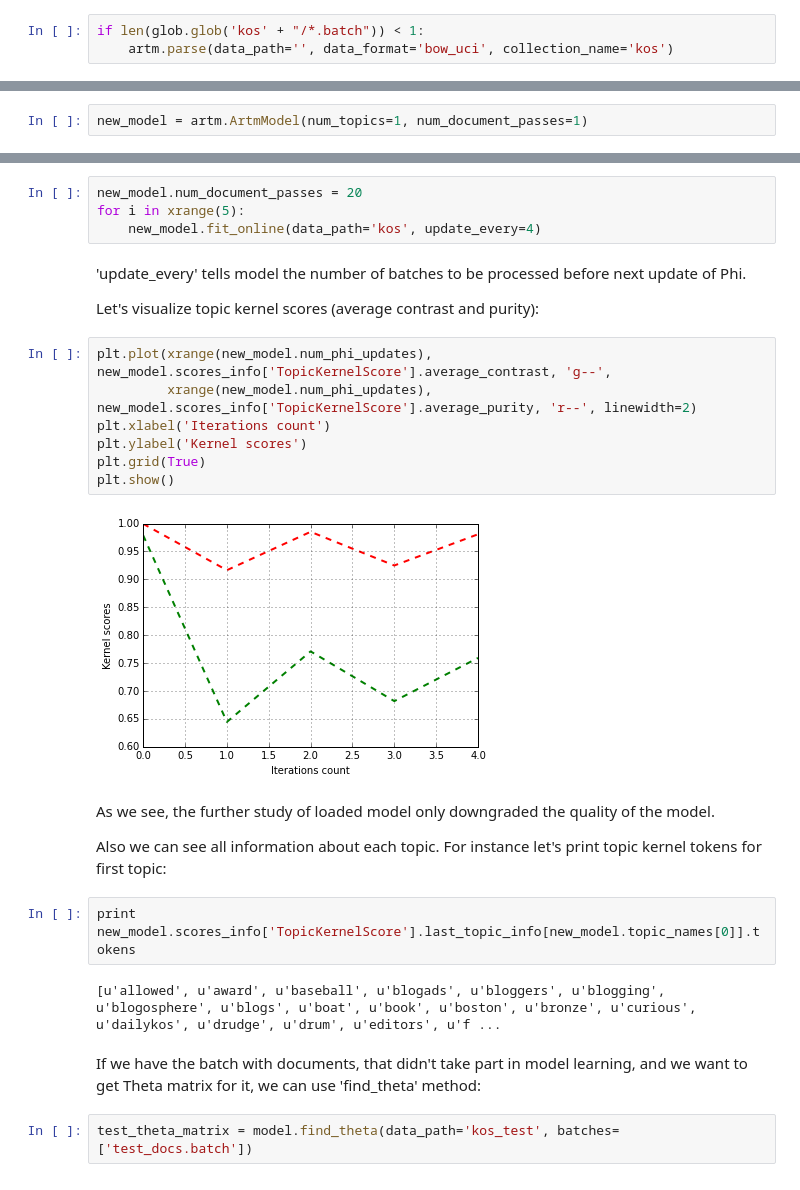
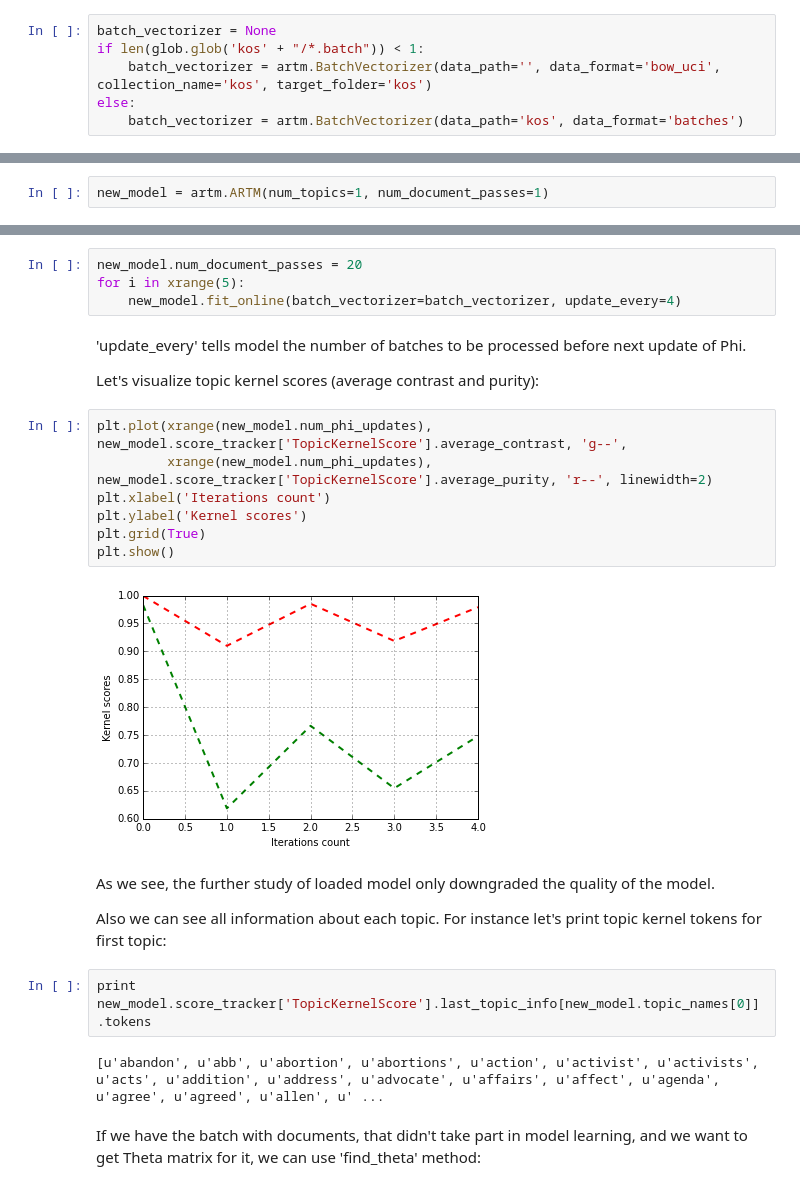
Before and after one commit to bigartm/bigartm-book, a Jupyter notebook: BigARTM_example_EN.ipynb, the cells around one changed output, grey strips where cells are left out. Saved outputs shown, nothing was run; the diff lists cells and outputs as text.

Commit message:
ARTM EN example notebook

```diff
--- a/BigARTM_example_EN.ipynb
+++ b/BigARTM_example_EN.ipynb
@@ -20,6 +25,9 @@ ArtmModel is an object, that contains all information about current state of the
 # %%
+batch_vectorizer = None
 if len(glob.glob('kos' + "/*.batch")) < 1:
-    artm.parse(data_path='', data_format='bow_uci', collection_name='kos')
+    batch_vectorizer = artm.BatchVectorizer(data_path='', data_format='bow_uci', collection_name='kos', target_folder='kos')
+else:
+    batch_vectorizer = artm.BatchVectorizer(data_path='kos', data_format='batches')
 # %% [markdown]
 Next step is to initilize model with collection dictionary. It means, that
 - Phi matrix 'pwt' will be created in appliance with number of tokens in dictionary and topics count in model
@@ -188,7 +186,7 @@ This is a second part of paper about basic usage of new Python API of BigARTM li
 
 The first step is to create a new topic model:
 # %%
-new_model = artm.ArtmModel(num_topics=1, num_document_passes=1)
+new_model = artm.ARTM(num_topics=1, num_document_passes=1)
 # %% [markdown]
 Second step is to add regularizers and scores. We'll restrict ourselves to one new score and two regularizers:
 # %%
@@ -211,29 +209,27 @@ Now let's continue model learning, but in online mode. It means that
 # %%
 new_model.num_document_passes = 20
 for i in xrange(5):
-    new_model.fit_online(data_path='kos', update_every=4)
+    new_model.fit_online(batch_vectorizer=batch_vectorizer, update_every=4)
 # %% [markdown]
 'update_every' tells model the number of batches to be processed before next update of Phi.
 
 Let's visualize topic kernel scores (average contrast and purity):
 # %%
-plt.plot(xrange(new_model.num_phi_updates), new_model.scores_info['TopicKernelScore'].average_contrast, 'g--',
-         xrange(new_model.num_phi_updates), new_model.scores_info['TopicKernelScore'].average_purity, 'r--', linewidth=2)
+plt.plot(xrange(new_model.num_phi_updates), new_model.score_tracker['TopicKernelScore'].average_contrast, 'g--',
+         xrange(new_model.num_phi_updates), new_model.score_tracker['TopicKernelScore'].average_purity, 'r--', linewidth=2)
 plt.xlabel('Iterations count')
 plt.ylabel('Kernel scores')
 plt.grid(True)
 plt.show()
 # %% [output]
-[figure, old version]
+[figure, new version]
 # %% [markdown]
 As we see, the further study of loaded model only downgraded the quality of the model.
 
 Also we can see all information about each topic. For instance let's print topic kernel tokens for first topic:
 # %%
-print new_model.scores_info['TopicKernelScore'].last_topic_info[new_model.topic_names[0]].tokens
+print new_model.score_tracker['TopicKernelScore'].last_topic_info[new_model.topic_names[0]].tokens
 # %% [output]
-[u'allowed', u'award', u'baseball', u'blogads', u'bloggers', u'blogging', u'blogosphere', u'blogs', u'boat', u'book', u'boston', u'bronze', u'curious', u'dailykos', u'drudge', u'drum', u'editors', u'f ...
+[u'abandon', u'abb', u'abortion', u'abortions', u'action', u'activist', u'activists', u'acts', u'addition', u'address', u'advocate', u'affairs', u'affect', u'agenda', u'agree', u'agreed', u'allen', u' ...
 # %% [markdown]
 If we have the batch with documents, that didn't take part in model learning, and we want to get Theta matrix for it, we can use 'find_theta' method:
-# %%
-test_theta_matrix = model.find_theta(data_path='kos_test', batches=['test_docs.batch'])
```
Also changed, not shown: parts of 32 cells of this notebook.
